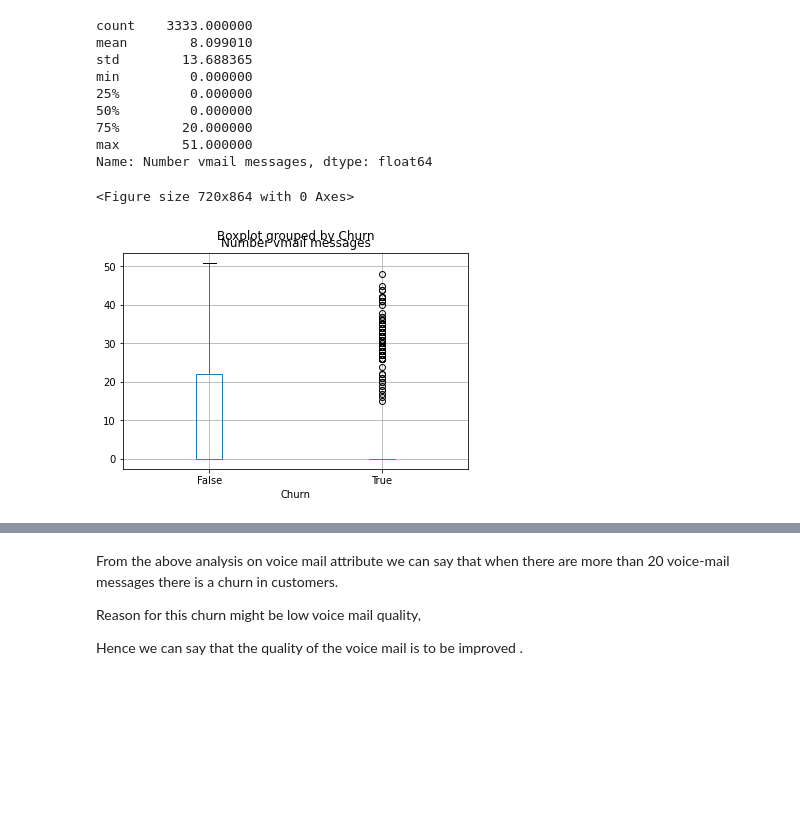
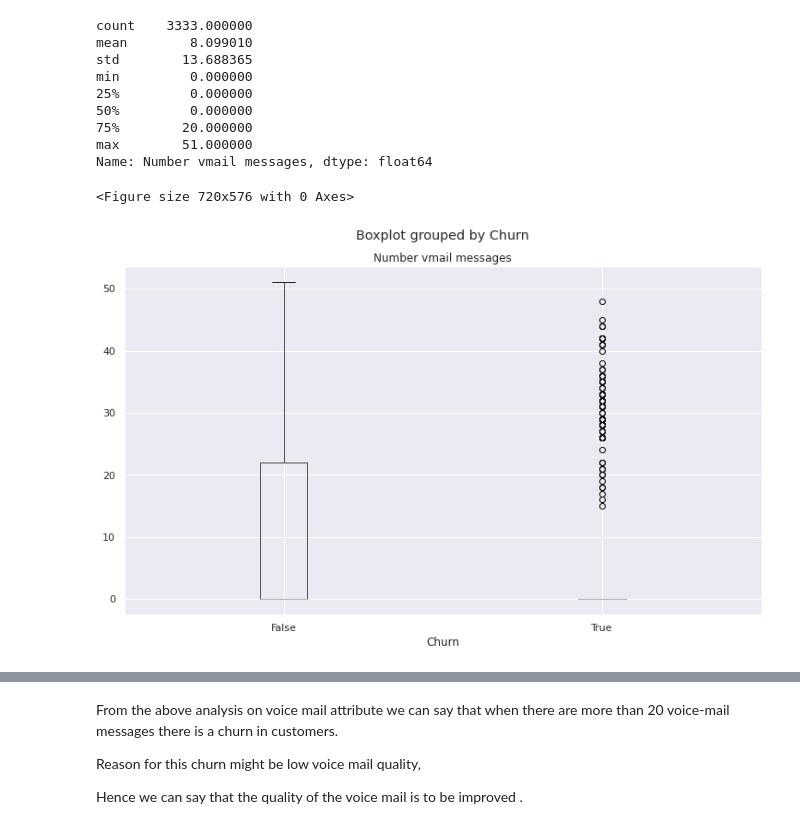
Before and after one commit to alphamale126/Telecom-Churn-Analysis---Capstone-Project, a Jupyter notebook: Telecom_Churn_Analysis_Capstone_Project.ipynb, the cells around one changed output, grey strips where cells are left out. Cells and saved outputs as stored; diff of their text form; code cells hidden in the pictures; blank space fills up the shorter version.

```diff
--- a/Telecom_Churn_Analysis_Capstone_Project.ipynb
+++ b/Telecom_Churn_Analysis_Capstone_Project.ipynb
@@ -331,0 +343,4 @@ The reason for this churn might be low network coverage or poor signal supply at
+# %%
+sns.set(style="darkgrid")
+ax = sns.countplot(x='Area code', hue="Churn", data=telecom_df)
+plt.show()
@@ -493,13 +516,13 @@ max        51.000000
 Name: Number vmail messages, dtype: float64
 # %%
 #Boxplot between 'number vmail messages' and 'churn'
-fig = plt.figure(figsize =(10, 12))
+fig = plt.figure(figsize =(10, 8))
 telecom_df.boxplot(column='Number vmail messages', by='Churn')
 fig.suptitle('Number vmail message', fontsize=14, fontweight='bold')
 plt.show()
 # %% [output]
-<Figure size 720x864 with 0 Axes>
+<Figure size 720x576 with 0 Axes>
-[figure, old version]
+[figure, new version]
 # %%
 #Analysing by using displot diagram
 sns.distplot(telecom_df['Number vmail messages'])
```
Also changed, not shown: parts of 13 cells of this notebook.
